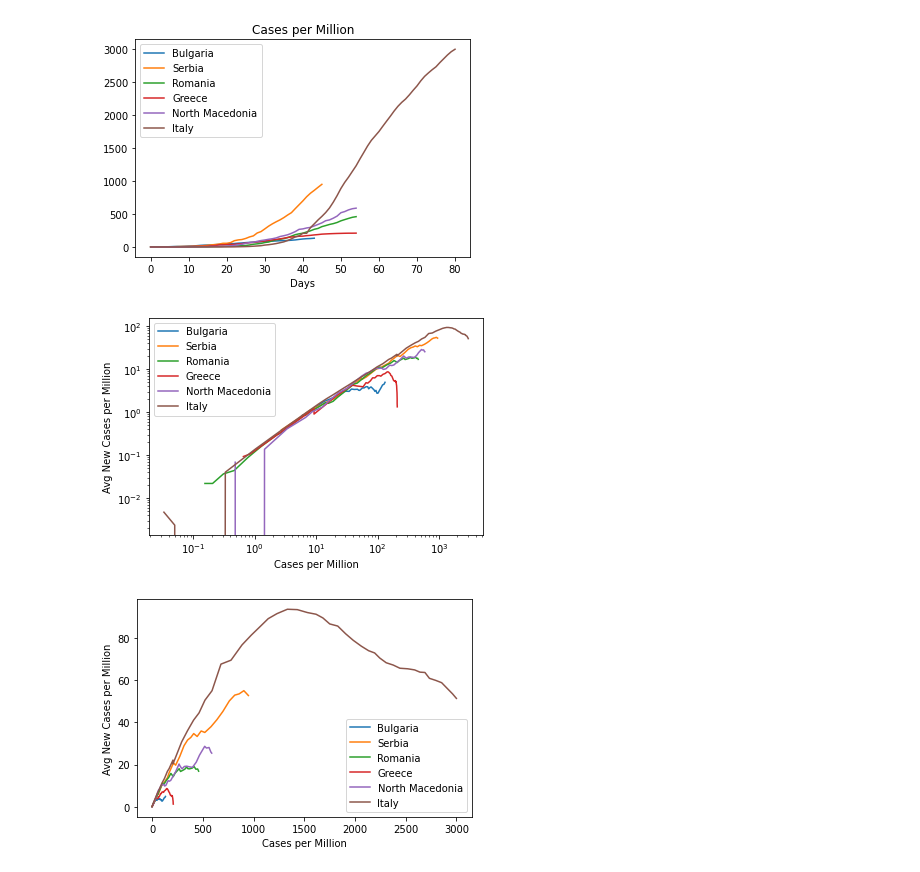
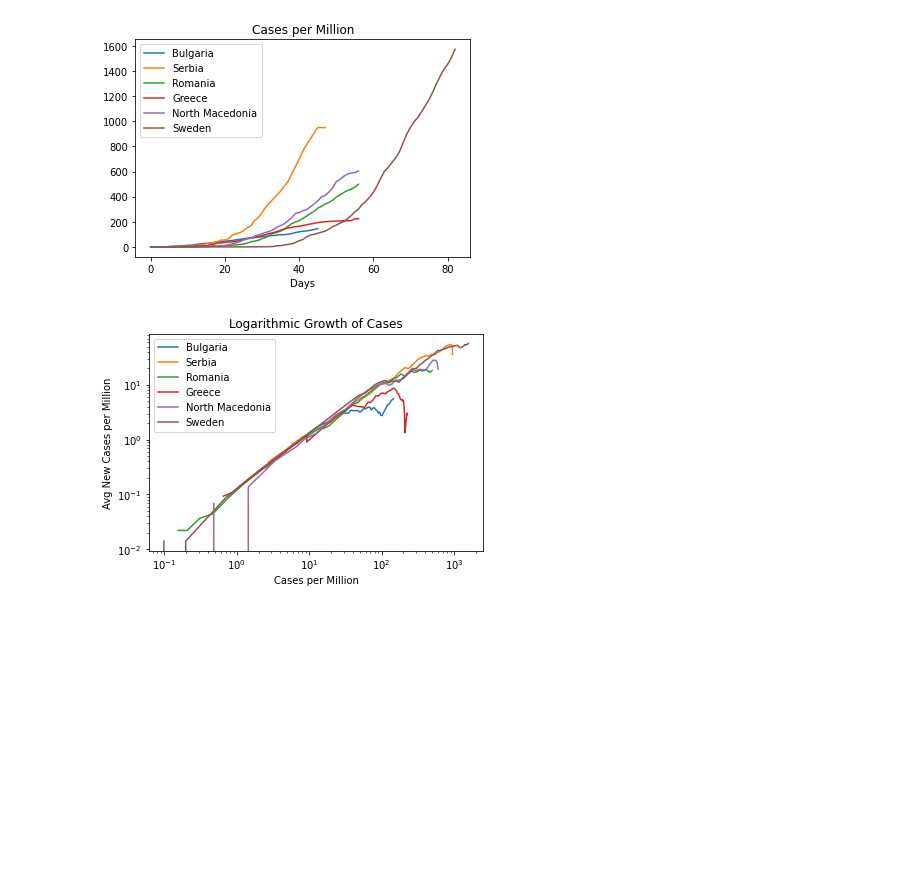
Before and after one commit to georgethebeatle/covid, a Jupyter notebook: Covid.ipynb, the cells around one changed output. Cells and saved outputs as stored; diff of their text form; code cells hidden in the pictures; blank space fills up the shorter version.

```diff
--- a/Covid.ipynb
+++ b/Covid.ipynb
@@ -11,4 +27,4 @@ data = covid.getData()
 # %%
-countries = ['Bulgaria', 'Serbia', 'Romania', 'Greece', 'North Macedonia', 'Italy']
+countries = ['Bulgaria', 'Serbia', 'Romania', 'Greece', 'North Macedonia', 'Sweden']
 covid.plotCountriesStatus(countries)
 # %% [output]
@@ -21,8 +37,6 @@ covid.plotCountriesStatus(countries)
 # %%
-countries = ['Bulgaria', 'Serbia', 'Romania', 'Greece', 'North Macedonia', 'Italy']
 covid.plotAllInOne(covid.totalCases, countries, scale_by='Population', factor=1000000, title='Cases per Million', xlabel='Days')
-covid.plotAllInOne(covid.dailyAvgByTotalCases, countries, scale_by='Population', factor=1000000, title='Log', loglog=True, xlabel='Cases per Million', ylabel='Avg New Cases per Million')
+covid.plotAllInOne(covid.growthOfCases, countries, scale_by='Population', factor=1000000, title='Logarithmic Growth of Cases', loglog=True, xlabel='Cases per Million', ylabel='Avg New Cases per Million')
 # %% [output]
-[figure, old version]
+[figure, new version]
-[figure, old version]
+[figure, new version]
-[figure, removed]
```
Also changed, not shown: parts of 2 cells of this notebook, 1 other file.
